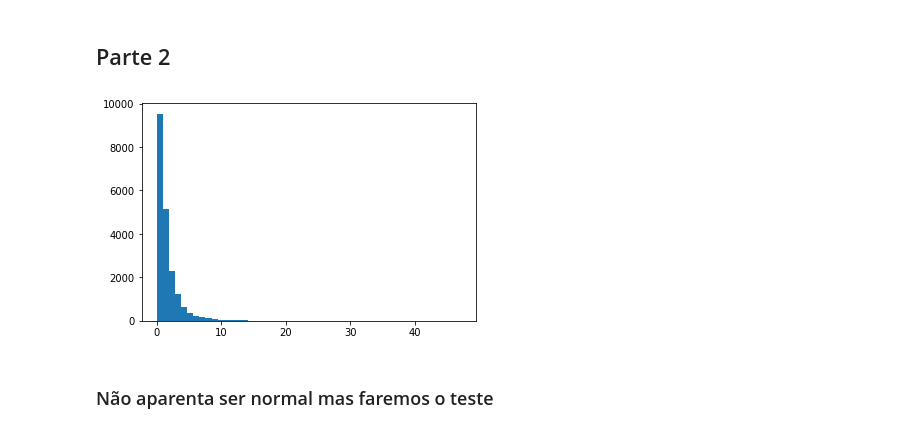
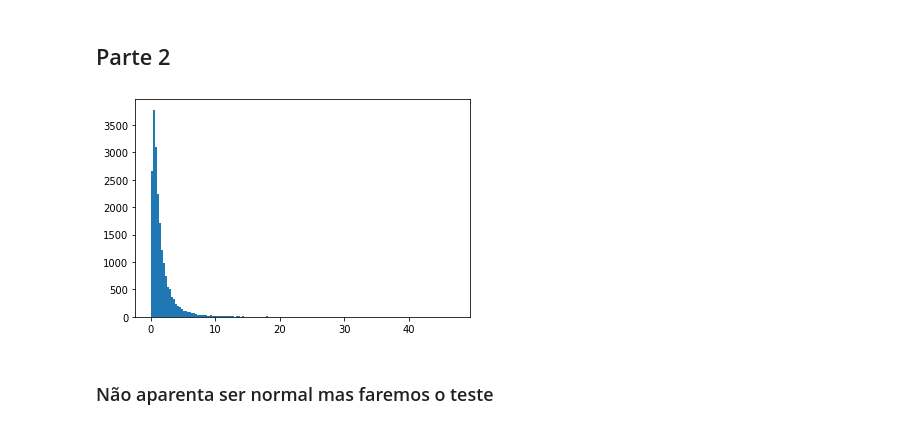
Before and after one commit to ricardomeca/Projetos-Lets-Code, a Jupyter notebook: Projeto 6/projeto_6.ipynb, the cells around one changed output. Cells and saved outputs as stored; diff of their text form; code cells hidden in the pictures.

```diff
--- a/Projeto 6/projeto_6.ipynb
+++ b/Projeto 6/projeto_6.ipynb
@@ -382,9 +384,9 @@ sns.heatmap(df_corr, vmin=-1, vmax=1, cmap='coolwarm', center=None, robust=False
 ## Parte 2
 # %%
 valores = np.load('values_squad4.npy')
-plt.hist(valores,bins=50);
+plt.hist(valores,bins=150);
 # %% [output]
-[figure, old version]
+[figure, new version]
 # %% [markdown]
 ### Não aparenta ser normal mas faremos o teste
 # %%
```
Also changed, not shown: parts of 35 cells of this notebook.
